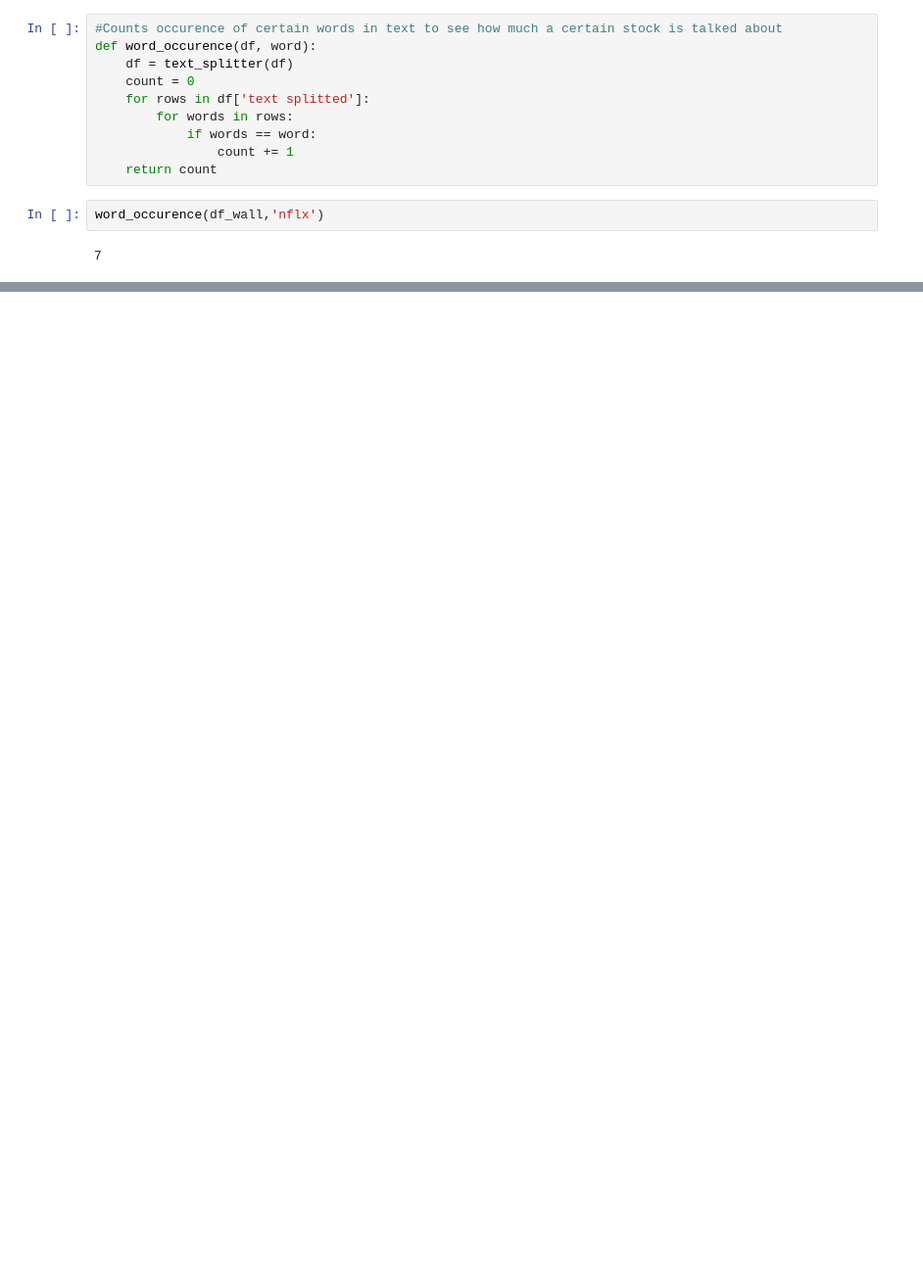
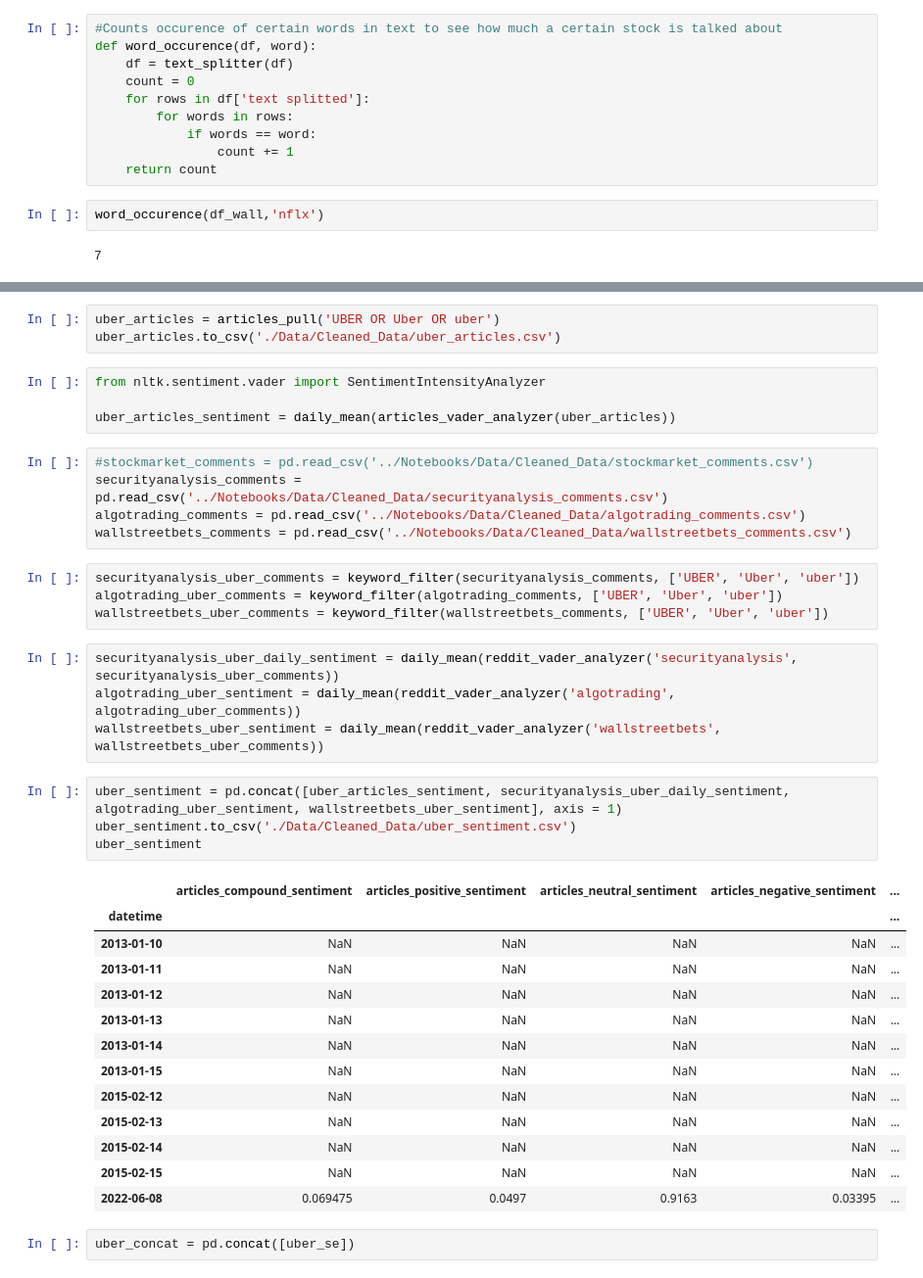
Before and after one commit to JoeHGeoghegan/P2G2-ProjectGit, a Jupyter notebook: Notebooks/Krista.ipynb, the cells around one changed output, grey strips where cells are left out. Shown: that part at 98% size. Saved outputs shown, nothing was run; the diff lists cells and outputs as text; blank space fills up the shorter version.

```diff
--- a/Notebooks/Krista.ipynb
+++ b/Notebooks/Krista.ipynb
@@ -357,0 +539,40 @@ word_occurence(df_wall,'nflx')
+# %%
+uber_articles = articles_pull('UBER OR Uber OR uber')
+uber_articles.to_csv('./Data/Cleaned_Data/uber_articles.csv')
+# %%
+from nltk.sentiment.vader import SentimentIntensityAnalyzer
+
+uber_articles_sentiment = daily_mean(articles_vader_analyzer(uber_articles))
+# %%
+#stockmarket_comments = pd.read_csv('../Notebooks/Data/Cleaned_Data/stockmarket_comments.csv')
+securityanalysis_comments = pd.read_csv('../Notebooks/Data/Cleaned_Data/securityanalysis_comments.csv')
+algotrading_comments = pd.read_csv('../Notebooks/Data/Cleaned_Data/algotrading_comments.csv')
+wallstreetbets_comments = pd.read_csv('../Notebooks/Data/Cleaned_Data/wallstreetbets_comments.csv')
+# %%
+securityanalysis_uber_comments = keyword_filter(securityanalysis_comments, ['UBER', 'Uber', 'uber'])
+algotrading_uber_comments = keyword_filter(algotrading_comments, ['UBER', 'Uber', 'uber'])
+wallstreetbets_uber_comments = keyword_filter(wallstreetbets_comments, ['UBER', 'Uber', 'uber'])
+# %%
+securityanalysis_uber_daily_sentiment = daily_mean(reddit_vader_analyzer('securityanalysis', securityanalysis_uber_comments))
+algotrading_uber_sentiment = daily_mean(reddit_vader_analyzer('algotrading', algotrading_uber_comments))
+wallstreetbets_uber_sentiment = daily_mean(reddit_vader_analyzer('wallstreetbets', wallstreetbets_uber_comments))
+# %%
+uber_sentiment = pd.concat([uber_articles_sentiment, securityanalysis_uber_daily_sentiment, algotrading_uber_sentiment, wallstreetbets_uber_sentiment], axis = 1)
+uber_sentiment.to_csv('./Data/Cleaned_Data/uber_sentiment.csv')
+uber_sentiment
+# %% [output]
+|  | articles_compound_sentiment | articles_positive_sentiment | articles_neutral_sentiment | articles_negative_sentiment | ... |
+| datetime |  |  |  |  | ... |
+| 2013-01-10 | NaN | NaN | NaN | NaN | ... |
+| 2013-01-11 | NaN | NaN | NaN | NaN | ... |
+| 2013-01-12 | NaN | NaN | NaN | NaN | ... |
+| 2013-01-13 | NaN | NaN | NaN | NaN | ... |
+| 2013-01-14 | NaN | NaN | NaN | NaN | ... |
+| 2013-01-15 | NaN | NaN | NaN | NaN | ... |
+| 2015-02-12 | NaN | NaN | NaN | NaN | ... |
+| 2015-02-13 | NaN | NaN | NaN | NaN | ... |
+| 2015-02-14 | NaN | NaN | NaN | NaN | ... |
+| 2015-02-15 | NaN | NaN | NaN | NaN | ... |
+| 2022-06-08 | 0.069475 | 0.0497 | 0.9163 | 0.03395 | ... |
+# %%
+uber_concat = pd.concat([uber_se])
```
Also changed, not shown: parts of 34 cells of this notebook, 2 other files.
